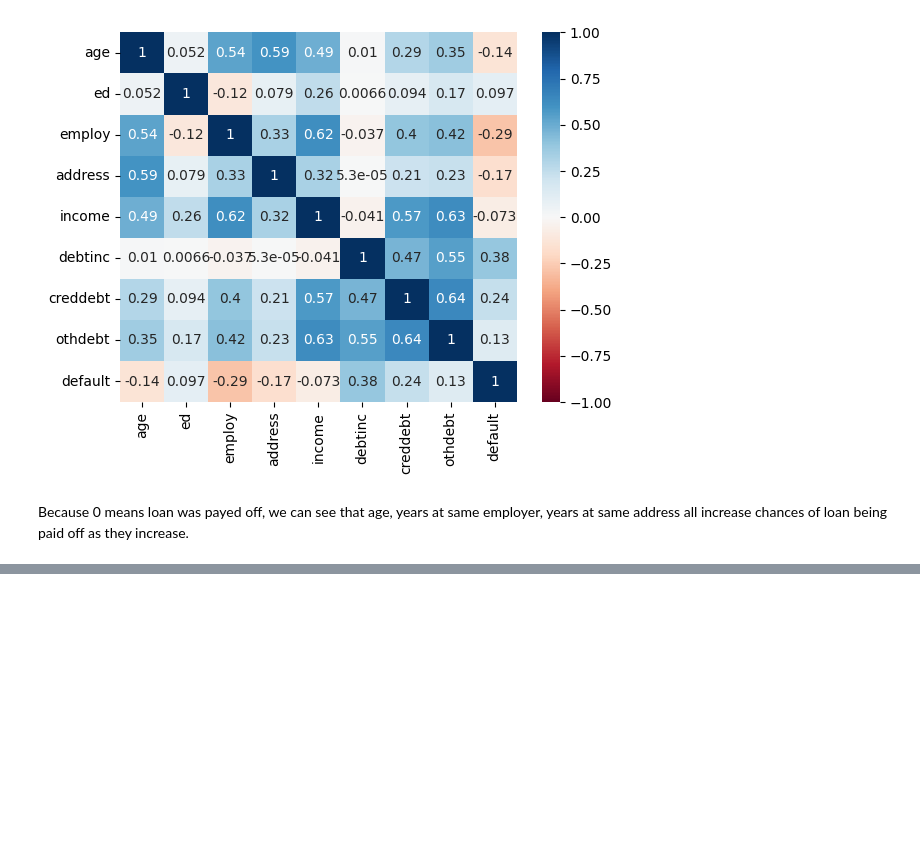
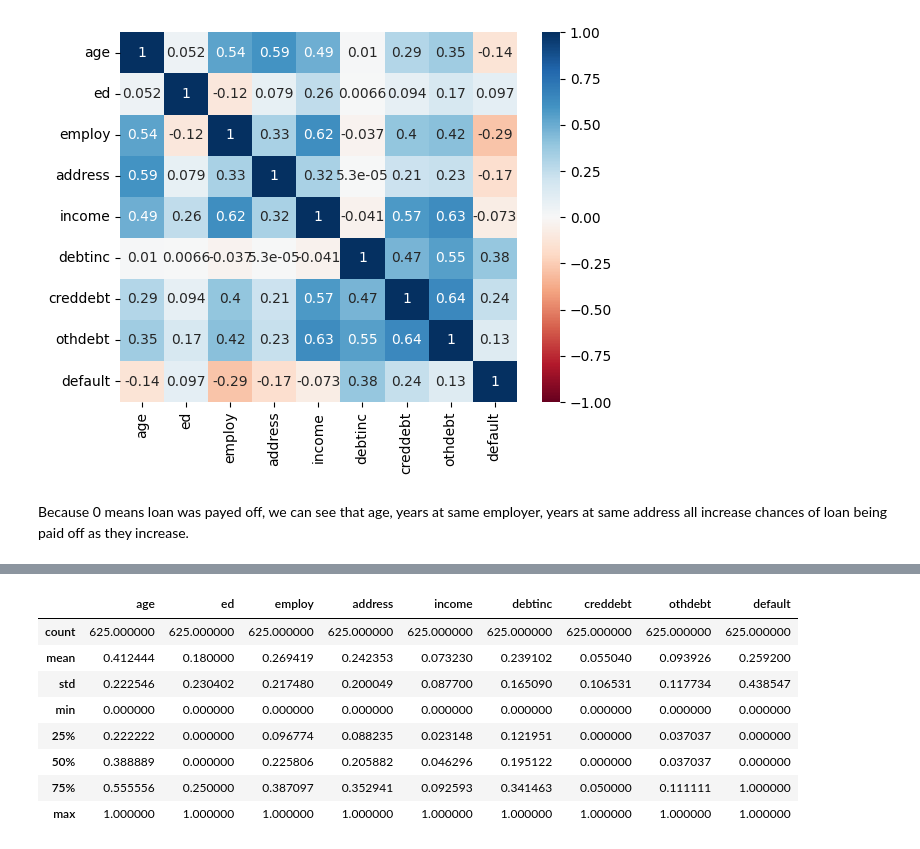
Before and after one commit to austintnguyen/Bank-Loan-Default-Classifier, a Jupyter notebook: CSE151A_Project.ipynb, the cells around one changed output, grey strips where cells are left out. Cells and saved outputs as stored; diff of their text form; code cells hidden in the pictures; blank space fills up the shorter version.

```diff
--- a/CSE151A_Project.ipynb
+++ b/CSE151A_Project.ipynb
@@ -162,0 +199,16 @@ Because 0 means loan was payed off, we can see that age, years at same employer,
+# %%
+scaler = MinMaxScaler()
+columnNames = loandf.columns
+normdf = pd.DataFrame(scaler.fit_transform(loandf), columns = columnNames)
+# %%
+normdf.describe()
+# %% [output]
+|  | age | ed | employ | address | income | debtinc | creddebt | othdebt | default |
+| count | 625.000000 | 625.000000 | 625.000000 | 625.000000 | 625.000000 | 625.000000 | 625.000000 | 625.000000 | 625.000000 |
+| mean | 0.412444 | 0.180000 | 0.269419 | 0.242353 | 0.073230 | 0.239102 | 0.055040 | 0.093926 | 0.259200 |
+| std | 0.222546 | 0.230402 | 0.217480 | 0.200049 | 0.087700 | 0.165090 | 0.106531 | 0.117734 | 0.438547 |
+| min | 0.000000 | 0.000000 | 0.000000 | 0.000000 | 0.000000 | 0.000000 | 0.000000 | 0.000000 | 0.000000 |
+| 25% | 0.222222 | 0.000000 | 0.096774 | 0.088235 | 0.023148 | 0.121951 | 0.000000 | 0.037037 | 0.000000 |
+| 50% | 0.388889 | 0.000000 | 0.225806 | 0.205882 | 0.046296 | 0.195122 | 0.000000 | 0.037037 | 0.000000 |
+| 75% | 0.555556 | 0.250000 | 0.387097 | 0.352941 | 0.092593 | 0.341463 | 0.050000 | 0.111111 | 1.000000 |
+| max | 1.000000 | 1.000000 | 1.000000 | 1.000000 | 1.000000 | 1.000000 | 1.000000 | 1.000000 | 1.000000 |
```
Also changed, not shown: parts of 5 cells of this notebook.
